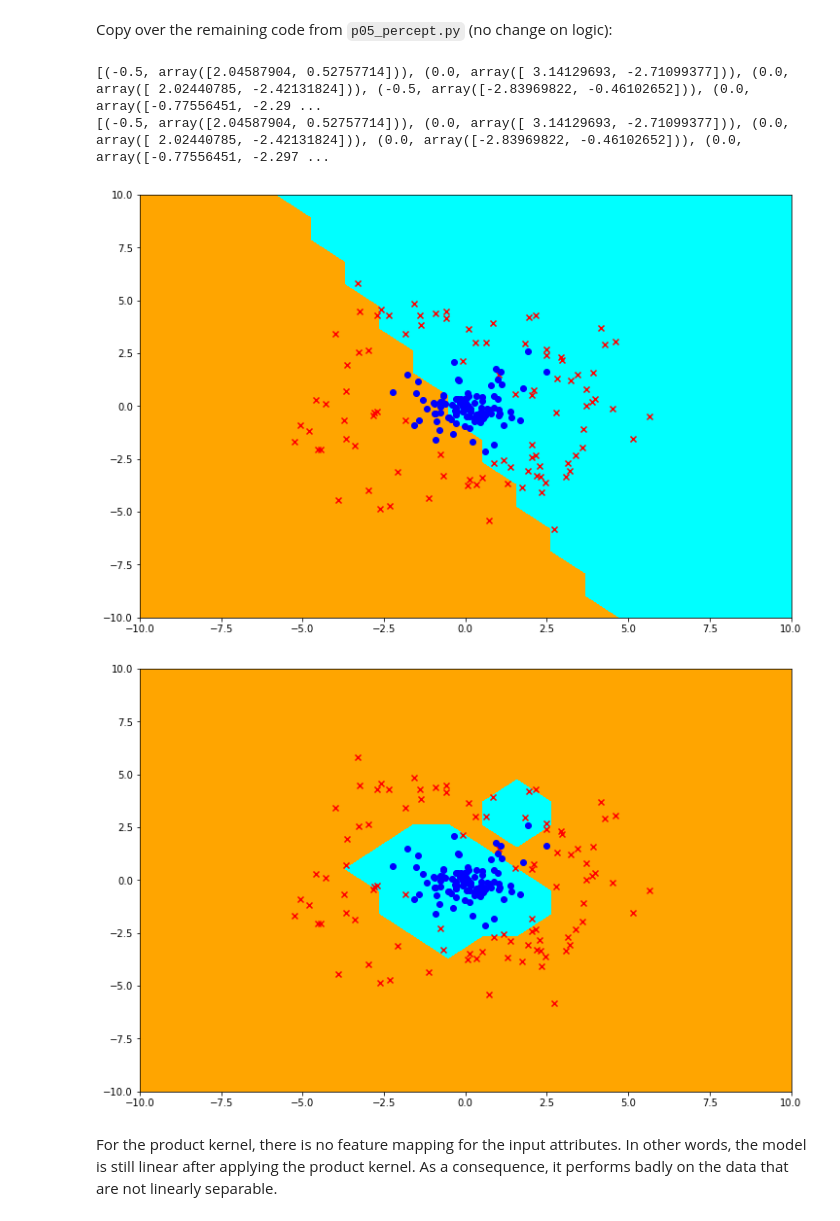
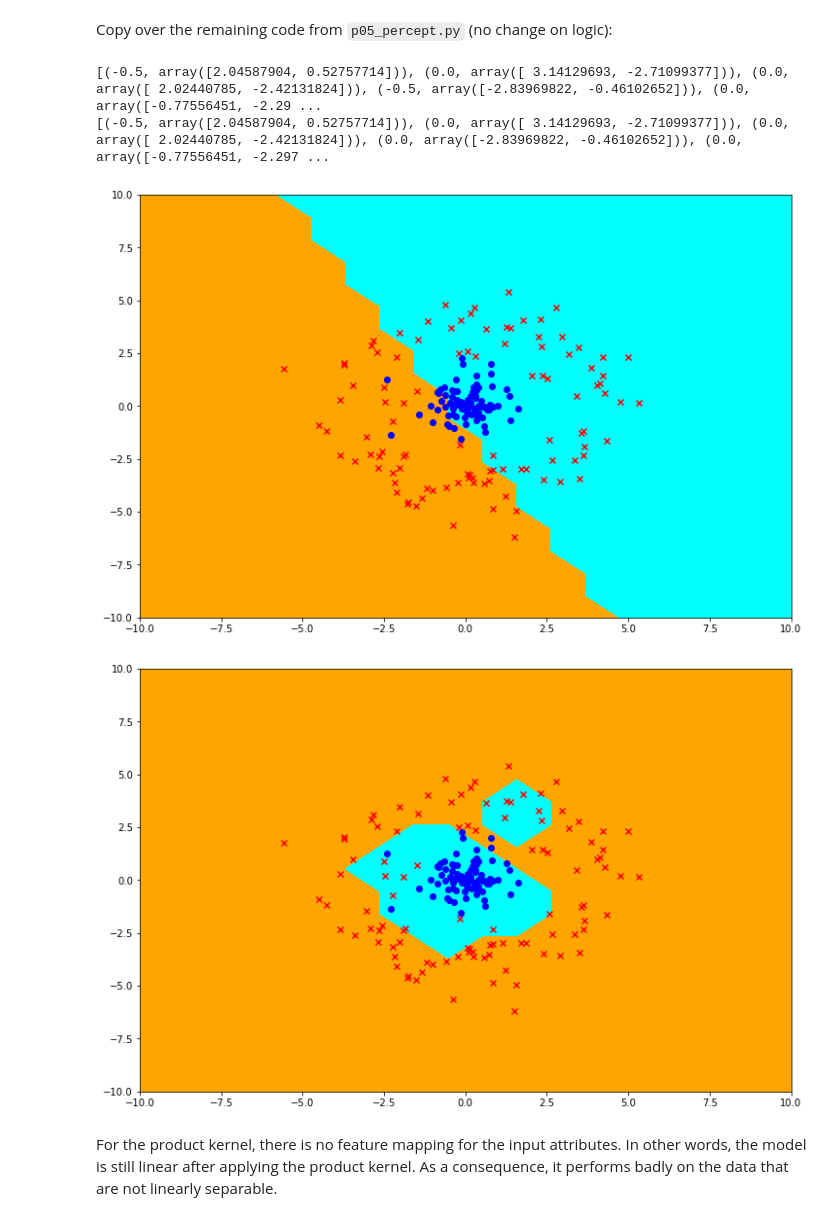
Before and after one commit to anhnt02hp/CS229-Fall2018-FullCourse, a Jupyter notebook: Reference_Solution/maxim5/PS2/PS2-5 Kernelizing the Perceptron.ipynb, the cells around one changed output. Saved outputs shown, nothing was run; the diff lists cells and outputs as text; code cells hidden in the pictures.

```diff
--- a/Reference_Solution/maxim5/PS2/PS2-5 Kernelizing the Perceptron.ipynb
+++ b/Reference_Solution/maxim5/PS2/PS2-5 Kernelizing the Perceptron.ipynb
@@ -120,38 +120,36 @@ def train_perceptron(kernel_name, kernel, learning_rate):
     """Train a perceptron with the given kernel.
 
     This function trains a perceptron with a given kernel and then
     uses that perceptron to make predictions.
     The output predictions are saved to src/output/p05_{kernel_name}_predictions.txt.
     The output plots are saved to src/output_{kernel_name}_output.pdf.
 
     Args:
         kernel_name: The name of the kernel.
         kernel: The kernel function.
         learning_rate: The learning rate for training.
     """
     train_x, train_y = util.load_csv('/home/anhnt02/Desktop/CS229-Fall2018-FullCourse/Full_Problem_Set/PS2/data/ds5_train.csv')
 
     state = initial_state()
 
     for x_i, y_i in zip(train_x, train_y):
         update_state(state, kernel, learning_rate, x_i, y_i)
 
-    print(state)
-
-    test_x, test_y = util.load_csv('/home/anhnt02/Desktop/CS229-Fall2018-FullCourse/Full_Problem_Set/PS2/data/ds5_train.csv')
+    test_x, test_y = util.load_csv('/home/anhnt02/Desktop/CS229-Fall2018-FullCourse/Full_Problem_Set/PS2/data/ds5_test.csv')
 
     plt.figure(figsize=(12, 8))
     util.plot_contour(lambda a: predict(state, kernel, a))
     util.plot_points(test_x, test_y)
 
 
 train_perceptron('dot', dot_kernel, 0.5)
 train_perceptron('rbf', rbf_kernel, 0.5)
 # %% [output]
 [(-0.5, array([2.04587904, 0.52757714])), (0.0, array([ 3.14129693, -2.71099377])), (0.0, array([ 2.02440785, -2.42131824])), (-0.5, array([-2.83969822, -0.46102652])), (0.0, array([-0.77556451, -2.29 ...
 [(-0.5, array([2.04587904, 0.52757714])), (0.0, array([ 3.14129693, -2.71099377])), (0.0, array([ 2.02440785, -2.42131824])), (0.0, array([-2.83969822, -0.46102652])), (0.0, array([-0.77556451, -2.297 ...
-[figure, old version]
+[figure, new version]
-[figure, old version]
+[figure, new version]
 # %% [markdown]
 For the product kernel, there is no feature mapping for the input attributes. In other words, the model is still linear
 after applying the product kernel. As a consequence, it performs badly on the data that are not linearly separable.
```
Also changed, not shown: 5 other files.
